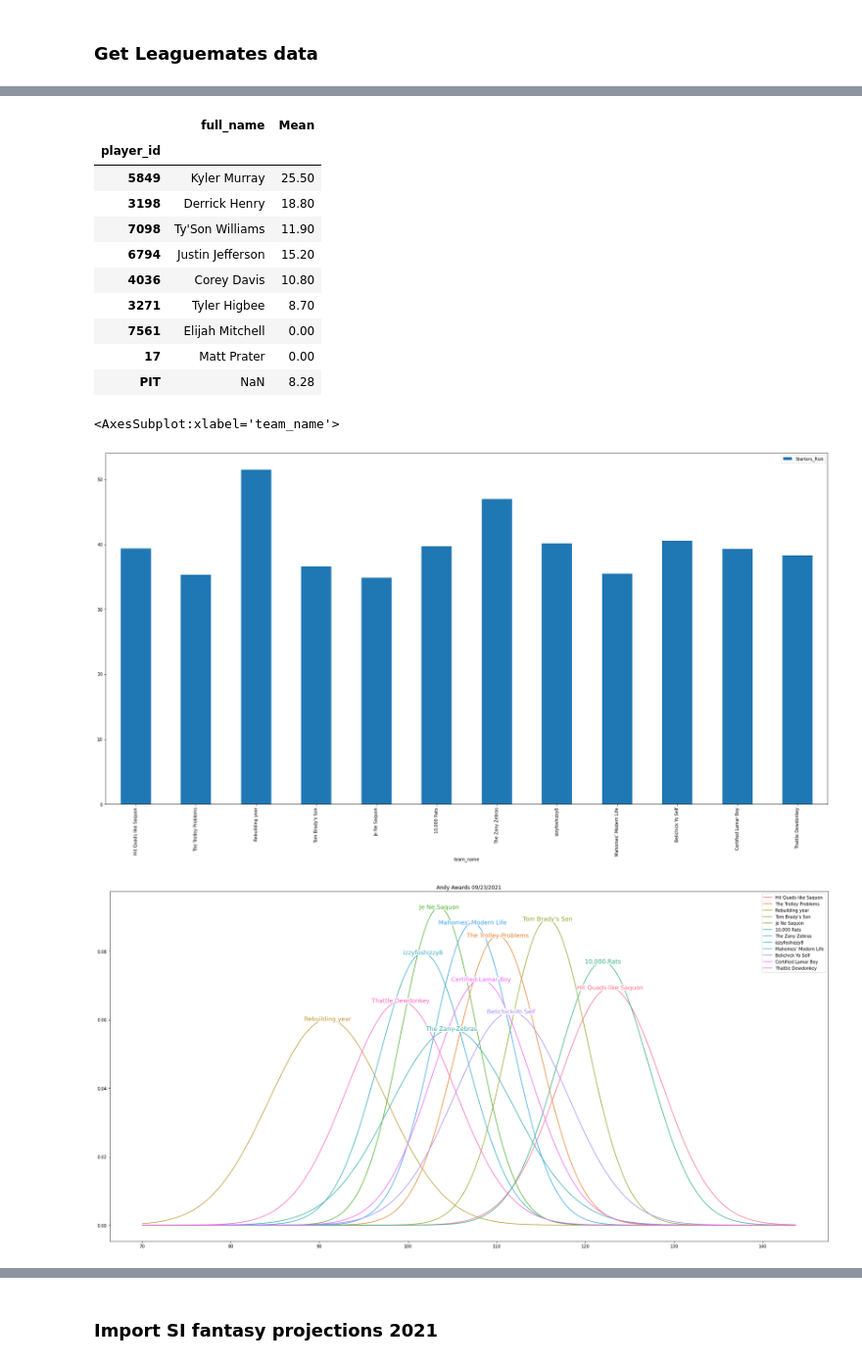
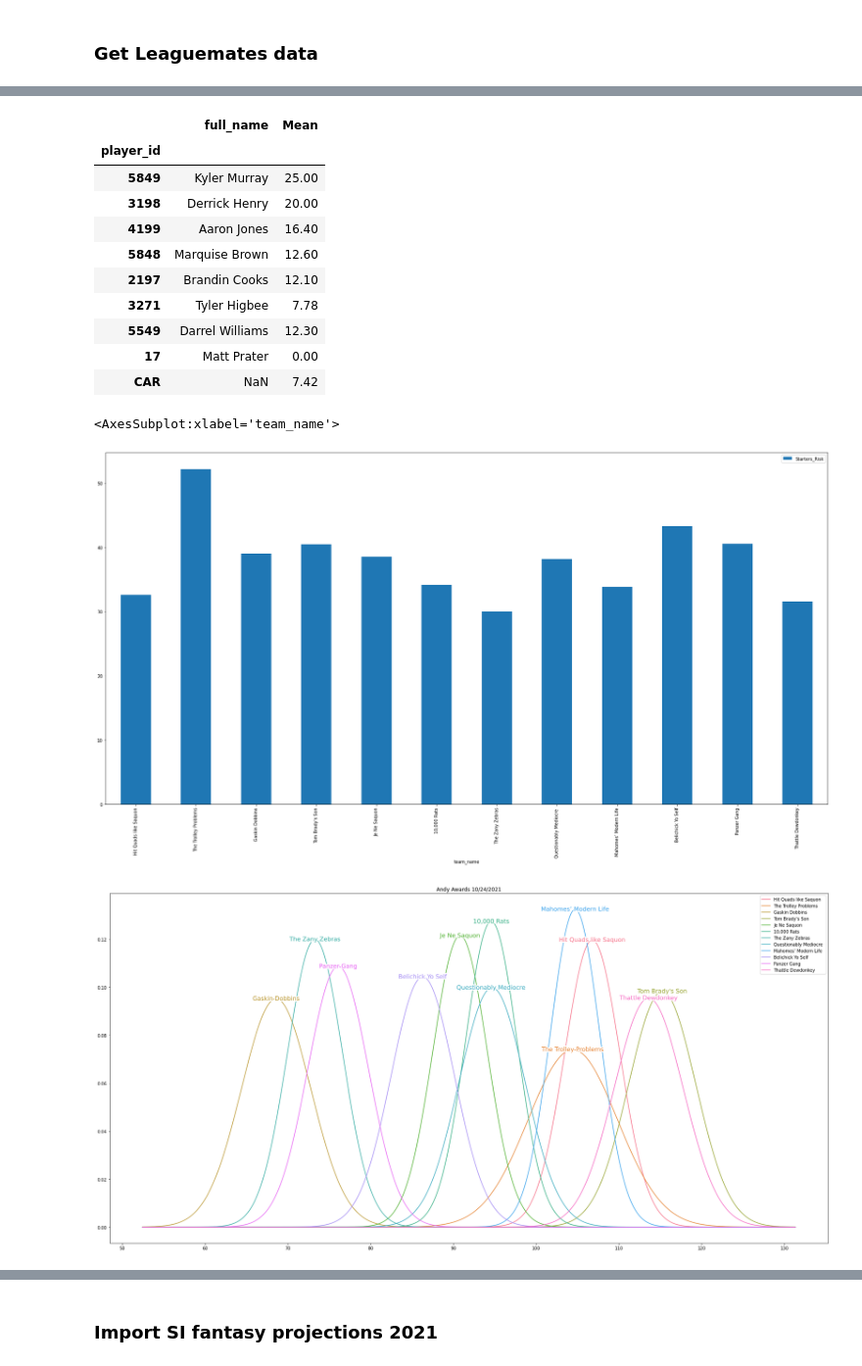
Before and after one commit to atran39/PokerstersFF, a Jupyter notebook: PokerstersFF.ipynb, the cells around one changed output, grey strips where cells are left out. Shown: that part at 98% size. Cells and saved outputs as stored; diff of their text form; code cells hidden in the pictures.

Commit message:
Fix bye week issues with DST, Week 7 projections

```diff
--- a/PokerstersFF.ipynb
+++ b/PokerstersFF.ipynb
@@ -45,7 +45,7 @@ players = Players()
 # %%
 # import player projection data from spreadsheet
 with open('sleeper_players.pkl', 'wb') as file:
-    ffa_proj_df = pd.read_csv('ffa_all_week3_09-23-2021.txt', sep='\t', index_col=False)
+    ffa_proj_df = pd.read_csv('ffa_all_week7_10-19-2021.txt', sep='\t', index_col=False)
     ffa_proj_df['Player'] = ffa_proj_df['Player'].str.replace('.', '')
     ffa_proj_df['Player_Pos'] = ffa_proj_df['Player'] + ffa_proj_df['Position']
     # why is the abbr for vegas LVR rather than LV??? annoying
@@ -73,7 +73,9 @@ players_df['player_id'] = players_df['index'].fillna(players_df['Team'])
 players_df = players_df.set_index('player_id')
 players_df = players_df.drop(columns=['index'])
 for i in players_df.loc[players_df['fantasy_positions'].apply(lambda x: True if x and 'DEF' in x else False).tolist()].index.tolist():
-    players_df.loc[i, ffa_proj_df.columns] = ffa_proj_df[(ffa_proj_df['Position'] == 'DST') & (ffa_proj_df['Team'] == i)].iloc[0]
+    dst_matches = ffa_proj_df[(ffa_proj_df['Position'] == 'DST') & (ffa_proj_df['Team'] == i)]
+    if not dst_matches.empty:
+        players_df.loc[i, ffa_proj_df.columns] = dst_matches.iloc[0]
 players_df[ffa_proj_df.columns] = players_df[ffa_proj_df.columns].fillna(0)
 players_df.to_pickle('./sleeper_players.pkl')
 players_df.head()
@@ -133,5 +135,5 @@ rosters_df.head()
 # %%
-for col in ['Floor','Mean','Ceiling','Risk','VOR']:
+for col in ['Floor','Mean','Ceiling','Risk']:
     rosters_df['Starters_' + col] = rosters_df['starters'].apply(lambda s: sum(players_df.loc[[i for i in s if i != '0']][col]))
 
 rosters_df['Starters_Variance'] = rosters_df['starters'].apply(lambda s: sum(players_df.loc[[i for i in s if i != '0']]['SD']**2))
@@ -163,37 +160,37 @@ players_df.loc[[x for x in rosters_df.iloc[11]['starters'] if x != '0']].loc[:,
 # %% [output]
 |  | full_name | Mean |
 | player_id |  |  |
-| 5849 | Kyler Murray | 25.50 |
-| 3198 | Derrick Henry | 18.80 |
-| 7098 | Ty'Son Williams | 11.90 |
-| 6794 | Justin Jefferson | 15.20 |
-| 4036 | Corey Davis | 10.80 |
-| 3271 | Tyler Higbee | 8.70 |
-| 7561 | Elijah Mitchell | 0.00 |
+| 5849 | Kyler Murray | 25.00 |
+| 3198 | Derrick Henry | 20.00 |
+| 4199 | Aaron Jones | 16.40 |
+| 5848 | Marquise Brown | 12.60 |
+| 2197 | Brandin Cooks | 12.10 |
+| 3271 | Tyler Higbee | 7.78 |
+| 5549 | Darrel Williams | 12.30 |
 | 17 | Matt Prater | 0.00 |
-| PIT | NaN | 8.28 |
+| CAR | NaN | 7.42 |
 # %%
 rosters_df.plot.bar(x='team_name', y='Starters_Risk')
 # %% [output]
 <AxesSubplot:xlabel='team_name'>
-[figure, old version]
+[figure, new version]
 # %%
 plt.rcParams['figure.figsize'] = [30, 15]
 fig, ax1 = plt.subplots()
 colors = sns.color_palette("husl", rosters_df.shape[0])
 ax1.set_prop_cycle('color', colors)
 x_axis = np.arange(rosters_df['Starters_Mean'].min() - 3*rosters_df['Starters_SD'].max(), rosters_df['Starters_Mean'].max() + 3*rosters_df['Starters_SD'].max(), .1)
 
 for roster in rosters_df.iterrows():
     plt.plot(x_axis, norm.pdf(x_axis, roster[1]['Starters_Mean'], roster[1]['Starters_SD']), label=roster[1]['team_name'])
 
 labelLines(plt.gca().get_lines(), fontsize=14, align=True,  xvals = rosters_df['Starters_Mean'], zorder=2.5)
 plt.legend()
 
-ax1.title.set_text('Andy Awards 09/23/2021')
+ax1.title.set_text('Andy Awards 10/24/2021')
 plt.show()
 # %% [output]
-[figure, old version]
+[figure, new version]
 # %%
 rosters_df.loc[:, ['team_name', 'Starters_Mean', 'Starters_SD']].sort_values(by='Starters_Mean')
 # %% [output]
```
Also changed, not shown: parts of 10 cells of this notebook.
